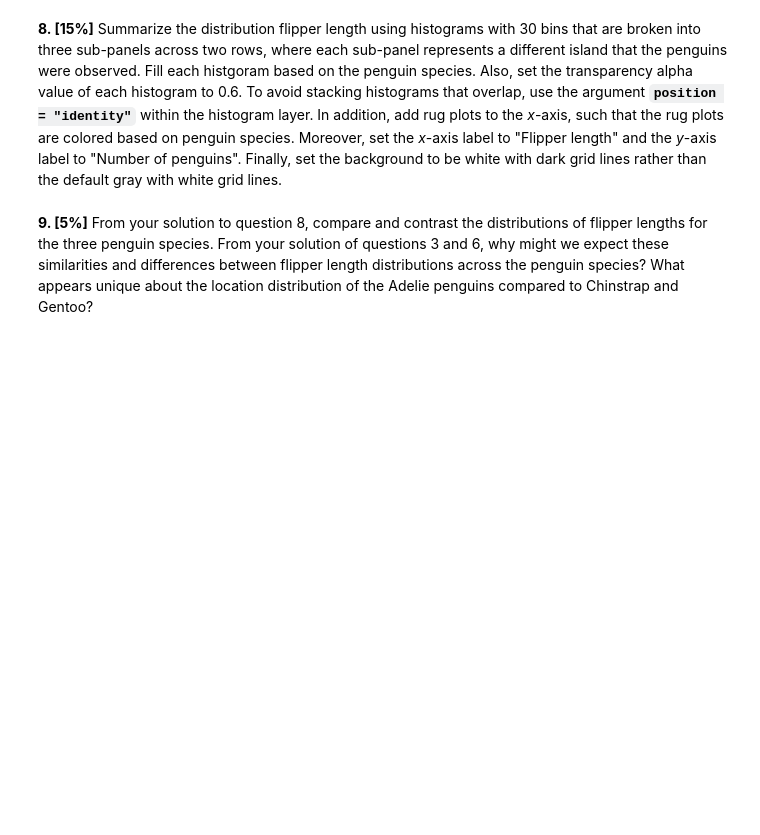
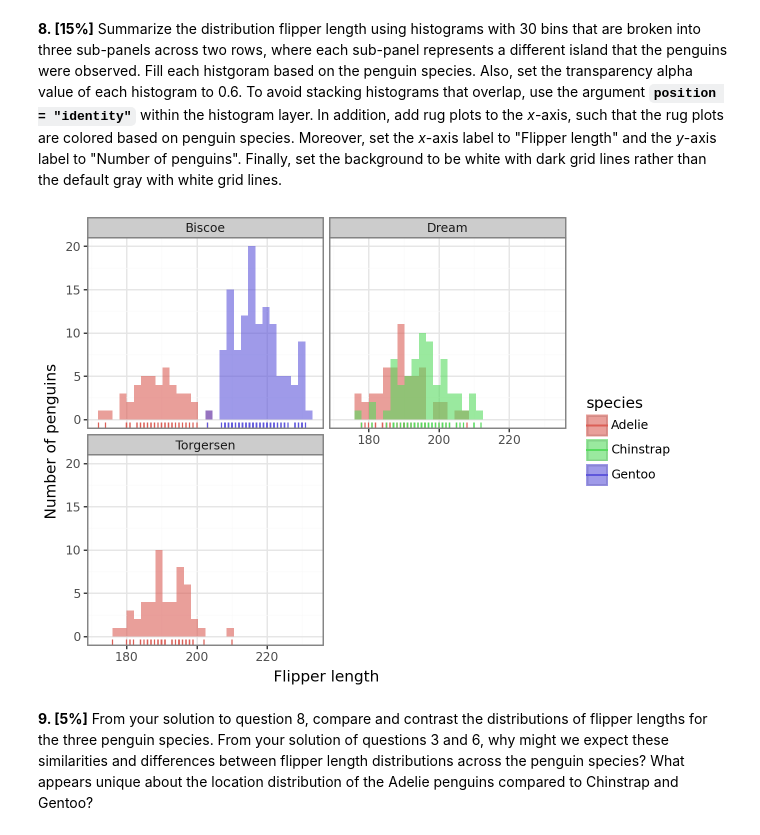
Before and after one commit to vparra9/palmer-penguins-data-analysis, a Jupyter notebook: Assignment1.ipynb, the cells around one changed output. Saved outputs shown, nothing was run; the diff lists cells and outputs as text; code cells hidden in the pictures; blank space fills up the shorter version.

Commit message:
Add flipper length distribution histograms by island and species.

```diff
--- a/Assignment1.ipynb
+++ b/Assignment1.ipynb
@@ -172,6 +170,29 @@ An image depicting bill length and depth can be found below [[source](https://al
 **Provide answer here:** There is a positive relationship between flipper length and body mass. As flipper length increases, body mass increases too. This overall trend is mirrored in each species.
 # %% [markdown]
 **8. [15%]** Summarize the distribution flipper length using histograms with 30 bins that are broken into three sub-panels across two rows, where each sub-panel represents a different island that the penguins were observed. Fill each histgoram based on the penguin species. Also, set the transparency alpha value of each histogram to 0.6. To avoid stacking histograms that overlap, use the argument **`position = "identity"`** within the histogram layer. In addition, add rug plots to the *x*-axis, such that the rug plots are colored based on penguin species. Moreover, set the *x*-axis label to "Flipper length" and the *y*-axis label to "Number of penguins". Finally, set the background to be white with dark grid lines rather than the default gray with white grid lines.
+# %%
+# Create a base plot using the penguins dataset
+# Plot flipper length along the x axis
+(ggplot(data = penguins, mapping = aes(x = "flipper_length_mm"))
+
+# Create histograms for each species using 30 bins
+# Use transparency so overlapping distributions remain visible
+ + geom_histogram(aes(fill = "species"), bins = 30, alpha = 0.6, position = "identity")
+
+# Split the plot into panels for each island across two rows
+ + facet_wrap("island", nrow = 2)
+
+# Add rug plots along the x axis and color them by species
+  + geom_rug(aes(x = "flipper_length_mm", color = "species"))
+
+# Label the x and y axis
+ + labs(x = "Flipper length", y = "Number of penguins")
+
+# Use a white background with dark grid lines
+ + theme_bw()
+ )
+# %% [output]
+[figure, added]
 # %% [markdown]
 **9. [5%]** From your solution to question 8, compare and contrast the distributions of flipper lengths for the three penguin species. From your solution of questions 3 and 6, why might we expect these similarities and differences between flipper length distributions across the penguin species? What appears unique about the location distribution of the Adelie penguins compared to Chinstrap and Gentoo?
 # %% [markdown]
```
Also changed, not shown: parts of 1 cell of this notebook.
